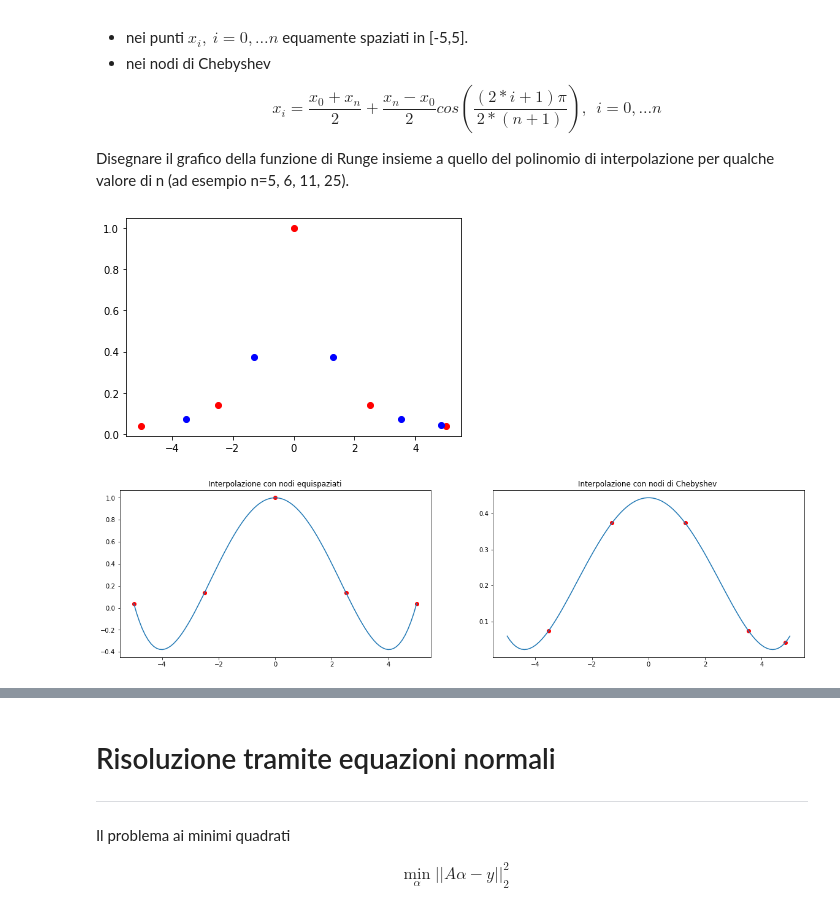
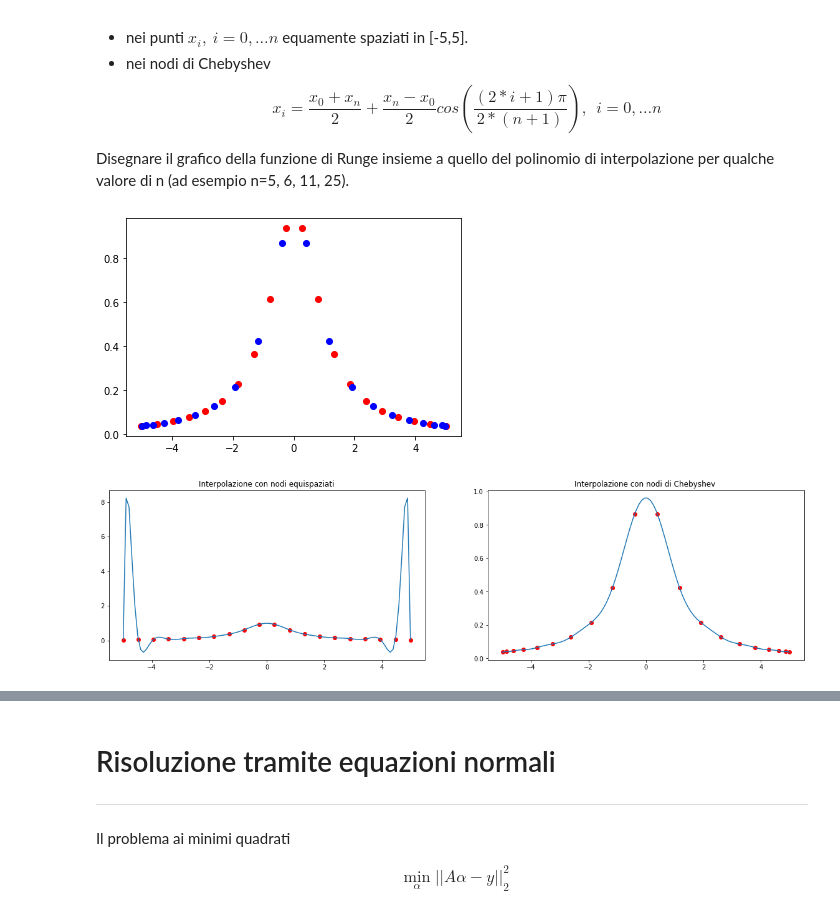
Before and after one commit to lucadonnoh/Calcolo_Numerico_20202021, a Jupyter notebook: lab3_Interpolazione_Approssimazione_SVD.ipynb, the cells around one changed output, grey strips where cells are left out. Drawn from its saved outputs; the diff is of its cells as text; code cells hidden in the pictures.

```diff
--- a/lab3_Interpolazione_Approssimazione_SVD.ipynb
+++ b/lab3_Interpolazione_Approssimazione_SVD.ipynb
@@ -36,40 +36,40 @@ def my_lagrange(x,y,alfa):
  return p
 # %%
 import math
-n = 5
+n = 20
 
 # Funzione da interpolare
 def f(x):
   return 1/(1+x**2)
 
 # Metodo alternativo per definire una funzione
 f_1= lambda x: 1/(1+x**2)
 
 # CALCOLO DEI NODI
 
 x0 = -5
 xn = 5
 
 # Creazione dei nodi equispaziati
 x = np.linspace(-5,5,n)
 # Calcolo f(x) per definire i nodi di interpolazione
 y = f(x)
 
 # Creazione dei nodi di Chebyshev
 x_c = np.zeros(n)
 for i in range(0,n):
-  x_c[i] = (x0+xn)/2+((xn-x0)/2)*np.cos(((2*i+1)*np.pi)/(2*(n+1)))
+  x_c[i] = (x0+xn)/2+((xn-x0)/2)*np.cos(((2*i+1)*np.pi)/(2*(n)))
 # Calcolo f(x_c) per definire i nodi di interpolazione
 y_c=f_1(x_c)
 
 #GRAFICO DEI NODI
 
 plt.plot(x, y, 'ro')
 plt.plot(x_c, y_c, 'bo')
 
 plt.show()
 # %% [output]
-[figure, old version]
+[figure, new version]
 # %%
 # Calcolo dei valori dei polinomi con la forma di Lagrange
 
@@ -97,7 +97,7 @@ plt.title('Interpolazione con nodi di Chebyshev ')
 
 plt.show()
 # %% [output]
-[figure, old version]
+[figure, new version]
 # %% [markdown]
 ## 2) Approssimazione di un set di dati tramite Minimi Quadrati
 
```
Also changed, not shown: parts of 3 cells of this notebook, 1 other file.
